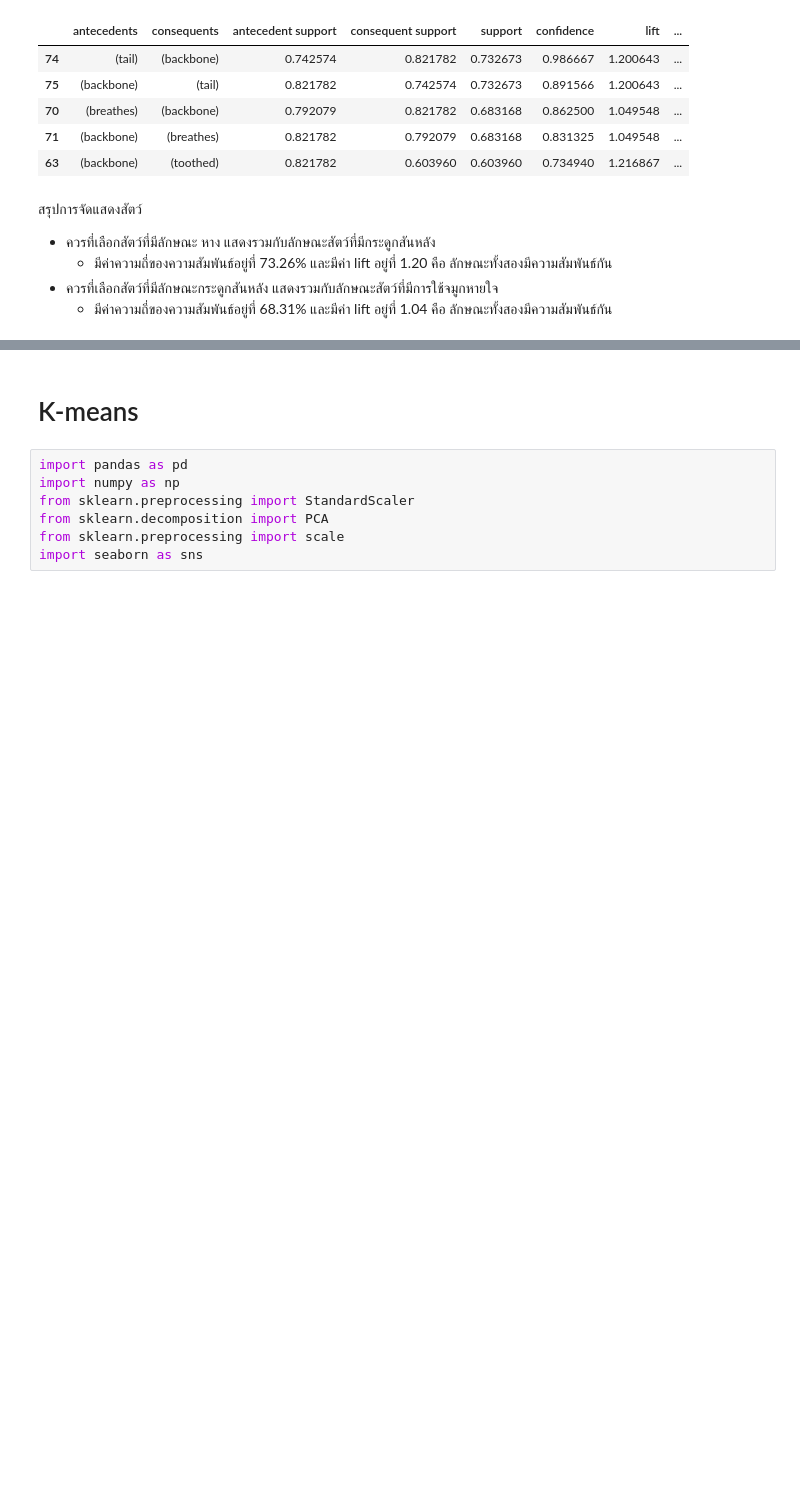
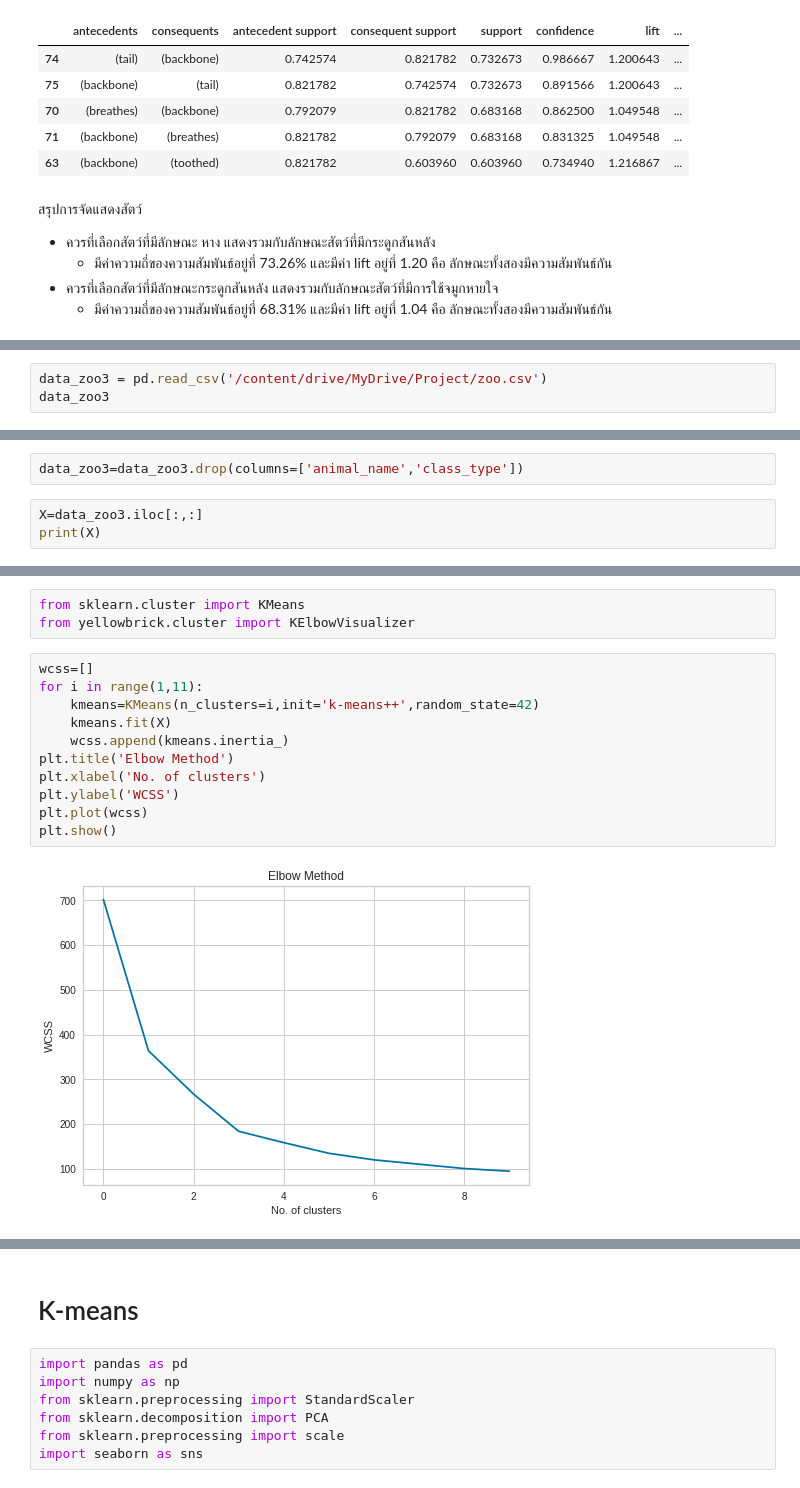
Before and after one commit to TungSoPon/bsc_dpdm22, a Jupyter notebook: Project_DataMining.ipynb, the cells around one changed output, grey strips where cells are left out. Drawn from its saved outputs; the diff is of its cells as text; blank space fills up the shorter version.

Commit message:
Project ใช้อันนี้

```diff
--- a/Project_DataMining.ipynb
+++ b/Project_DataMining.ipynb
@@ -320,0 +332,3 @@ rules.sort_values('support', ascending=False).head(5)
+# %%
+data_zoo3 = pd.read_csv('/content/drive/MyDrive/Project/zoo.csv')
+data_zoo3
@@ -320,0 +349,5 @@ rules.sort_values('support', ascending=False).head(5)
+# %%
+data_zoo3=data_zoo3.drop(columns=['animal_name','class_type'])
+# %%
+X=data_zoo3.iloc[:,:]
+print(X)
@@ -320,0 +372,16 @@ rules.sort_values('support', ascending=False).head(5)
+# %%
+from sklearn.cluster import KMeans
+from yellowbrick.cluster import KElbowVisualizer
+# %%
+wcss=[]
+for i in range(1,11):
+    kmeans=KMeans(n_clusters=i,init='k-means++',random_state=42)
+    kmeans.fit(X)
+    wcss.append(kmeans.inertia_)
+plt.title('Elbow Method')
+plt.xlabel('No. of clusters')
+plt.ylabel('WCSS')
+plt.plot(wcss)
+plt.show()
+# %% [output]
+[figure, added]
```
Also changed, not shown: parts of 13 cells of this notebook.
